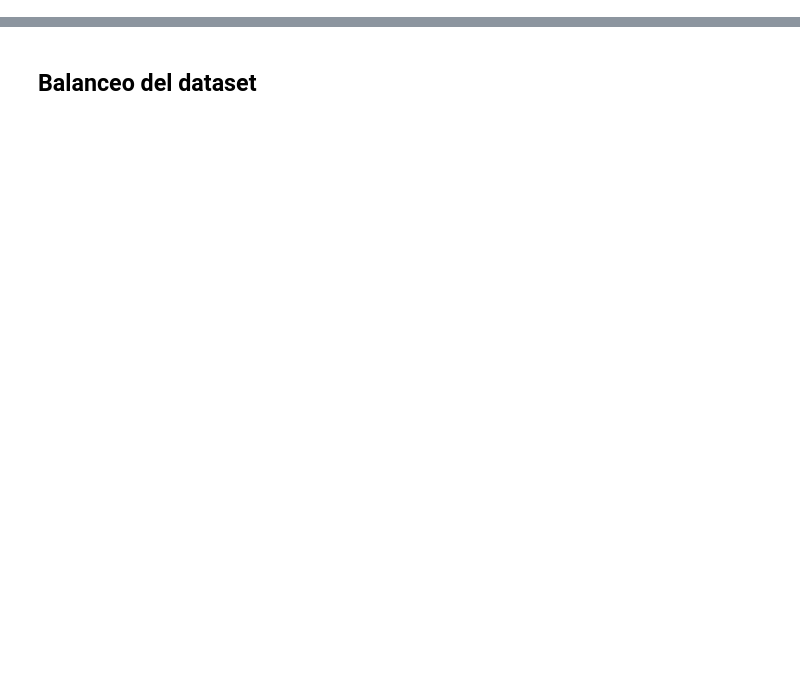
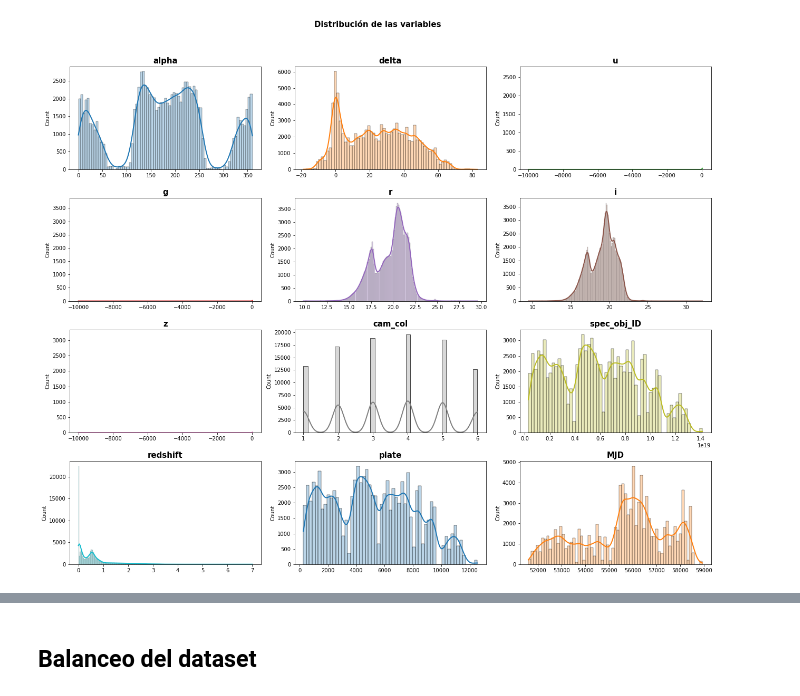
Before and after one commit to Lizzy-Mejia/Stellar_Prediction, a Jupyter notebook: Stellar_Prediction.ipynb, the cells around one changed output, grey strips where cells are left out. Saved outputs shown, nothing was run; the diff lists cells and outputs as text; code cells hidden in the pictures; blank space fills up the shorter version.

```diff
--- a/Stellar_Prediction.ipynb
+++ b/Stellar_Prediction.ipynb
@@ -217,0 +178,31 @@ X_scaled
+# %%
+# Gráficas de distribución para cada variable numérica
+# Ajustar número de subplots en función del número de columnas
+fig, axes = plt.subplots(nrows=4, ncols=3, figsize=(18,15))
+axes = axes.flat
+# Seleccionamos el tipo de variable a gráficar
+columnas_numeric = df.select_dtypes(include=['float64', 'int']).columns
+# Se elimina la variable de salida
+columnas_numeric = columnas_numeric.drop('class')
+# Recorremos cada columna seleccionada
+for i, colum in enumerate(columnas_numeric):
+    # Gráficamos cada columna
+    sns.histplot(
+        data    = df,
+        x       = colum,
+        stat    = "count",
+        kde     = True,
+        color   = (list(plt.rcParams['axes.prop_cycle'])*4)[i]["color"],
+        line_kws= {'linewidth': 2},
+        alpha   = 0.3,
+        ax      = axes[i]
+    )
+    axes[i].set_title(colum, fontsize = 15, fontweight = "bold")
+    axes[i].tick_params(labelsize = 10)
+    axes[i].set_xlabel("")
+
+fig.tight_layout()
+plt.subplots_adjust(top = 0.9)
+fig.suptitle('Distribución de las variables', fontsize = 15, fontweight = "bold");
+# %% [output]
+[figure, added]
```
Also changed, not shown: parts of 120 cells of this notebook.
